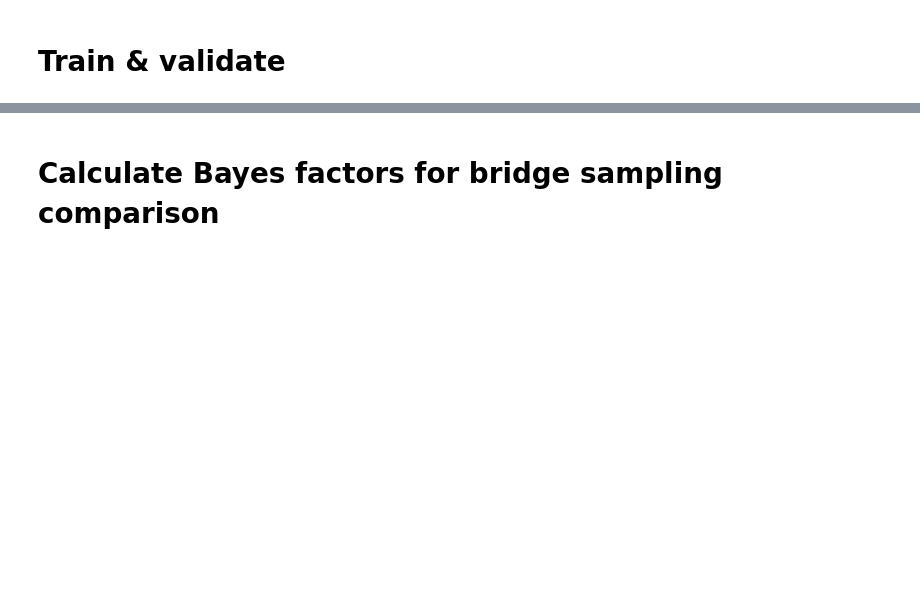
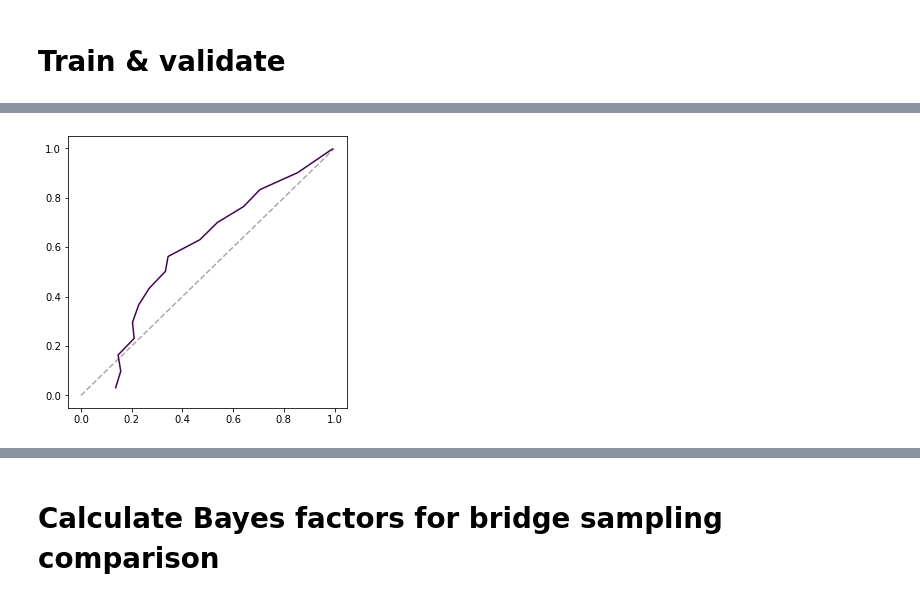
Before and after one commit to elseml/DeepHierarchicalModelComparison, a Jupyter notebook: notebooks/01_calibration_validation/01_calibration_fixed_sizes.ipynb, the cells around one changed output, grey strips where cells are left out. Cells and saved outputs as stored; diff of their text form; code cells hidden in the pictures; blank space fills up the shorter version.

```diff
--- a/notebooks/01_calibration_validation/01_calibration_fixed_sizes.ipynb
+++ b/notebooks/01_calibration_validation/01_calibration_fixed_sizes.ipynb
@@ -98,0 +214,13 @@ ECE = 0.032
+# %%
+# bins for sampled cal curves
+from sklearn.calibration import calibration_curve
+n_bins=15
+
+# Get bins & ECE for each sample from the learned dirichlet distribution
+probs_true = np.zeros((n_samples, n_bins))
+probs_pred = np.zeros((n_samples, n_bins))
+
+for n in range(n_samples):
+    m_soft = pm_samples_model[:, n]
+    probs_true[n, :], probs_pred[n, :] = calibration_curve(m_true, m_soft, n_bins=n_bins)
+cal_err = np.mean(np.abs(probs_true - probs_pred))
@@ -98,0 +239,7 @@ ECE = 0.032
+# %%
+fig, ax = plt.subplots(1, 1, figsize=(5, 5))
+ax.plot((0,1), (0,1), '--', color='darkgrey')
+for i in range(1):
+    ax.plot(probs_true[i,:], probs_pred[i,:], color='#440154FF')
+# %% [output]
+[figure, added]
```
Also changed, not shown: parts of 32 cells of this notebook.
